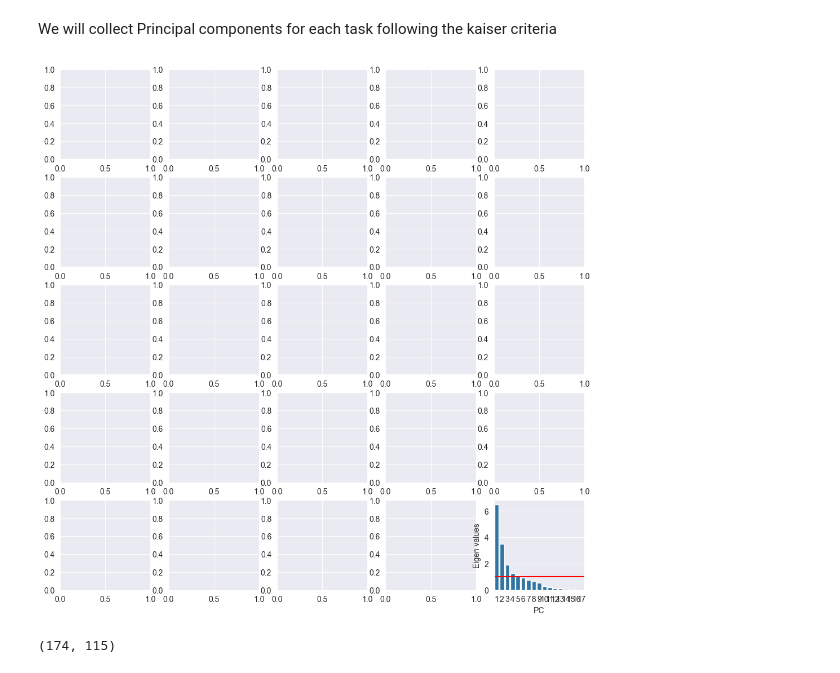
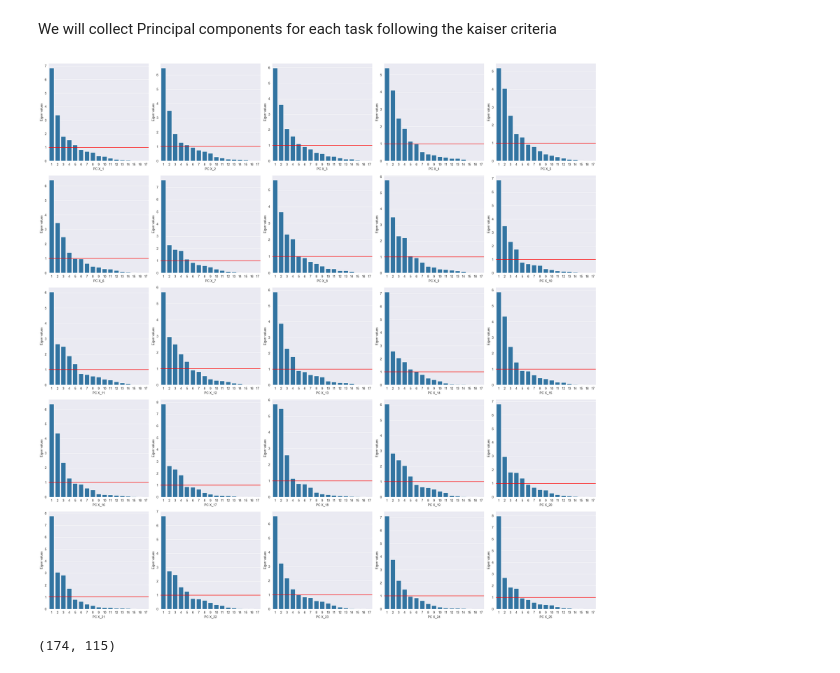
Before and after one commit to PieroAlonsoV/study_4830, a Jupyter notebook: PCA/code.ipynb, the cells around one changed output. Saved outputs shown, nothing was run; the diff lists cells and outputs as text; code cells hidden in the pictures.

```diff
--- a/PCA/code.ipynb
+++ b/PCA/code.ipynb
@@ -66,16 +66,20 @@ for k in keys:
     df_pca[k] = df_pca_k.iloc[:, :num_components]
     X_pca = pd.concat([X_pca, df_pca[k]], axis = 1)
 # %%
-fig, axs = plt.subplots(5, 5, figsize=(12, 12))
+fig, axs = plt.subplots(5, 5, figsize=(25, 25))
 axs = axs.flatten()
 
-sns.barplot(x = range(1, len(eigenvalues_dict['X_2'])+1),y=eigenvalues_dict['X_2'])
-plt.ylabel('Eigen values')
-plt.xlabel('PC')
-plt.axhline(y=1, color='r')
+for i in range(25):
+    key = f'X_{i+1}'
+    sns.barplot(ax=axs[i], x=range(1, len(eigenvalues_dict[key])+1), y=eigenvalues_dict[key])
+    axs[i].set_ylabel('Eigen values')
+    axs[i].set_xlabel(f'PC {key}')
+    axs[i].axhline(y=1, color='r')
+
+plt.tight_layout()
 plt.show()
 # %% [output]
-[figure, old version]
+[figure, new version]
 # %%
 print(X_pca.shape)
 X_pca.head()
```
Also changed, not shown: parts of 4 cells of this notebook, 1 other file.
